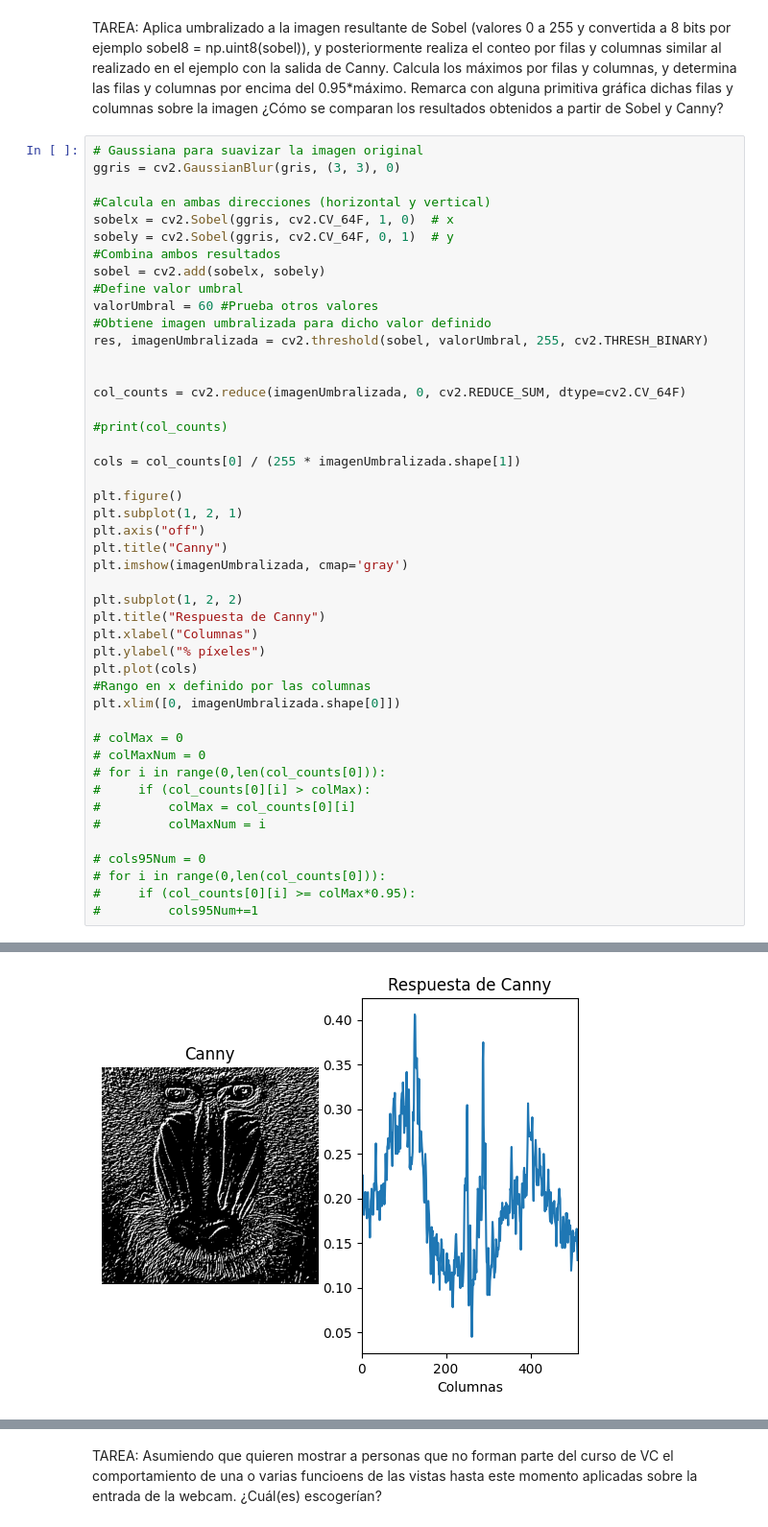
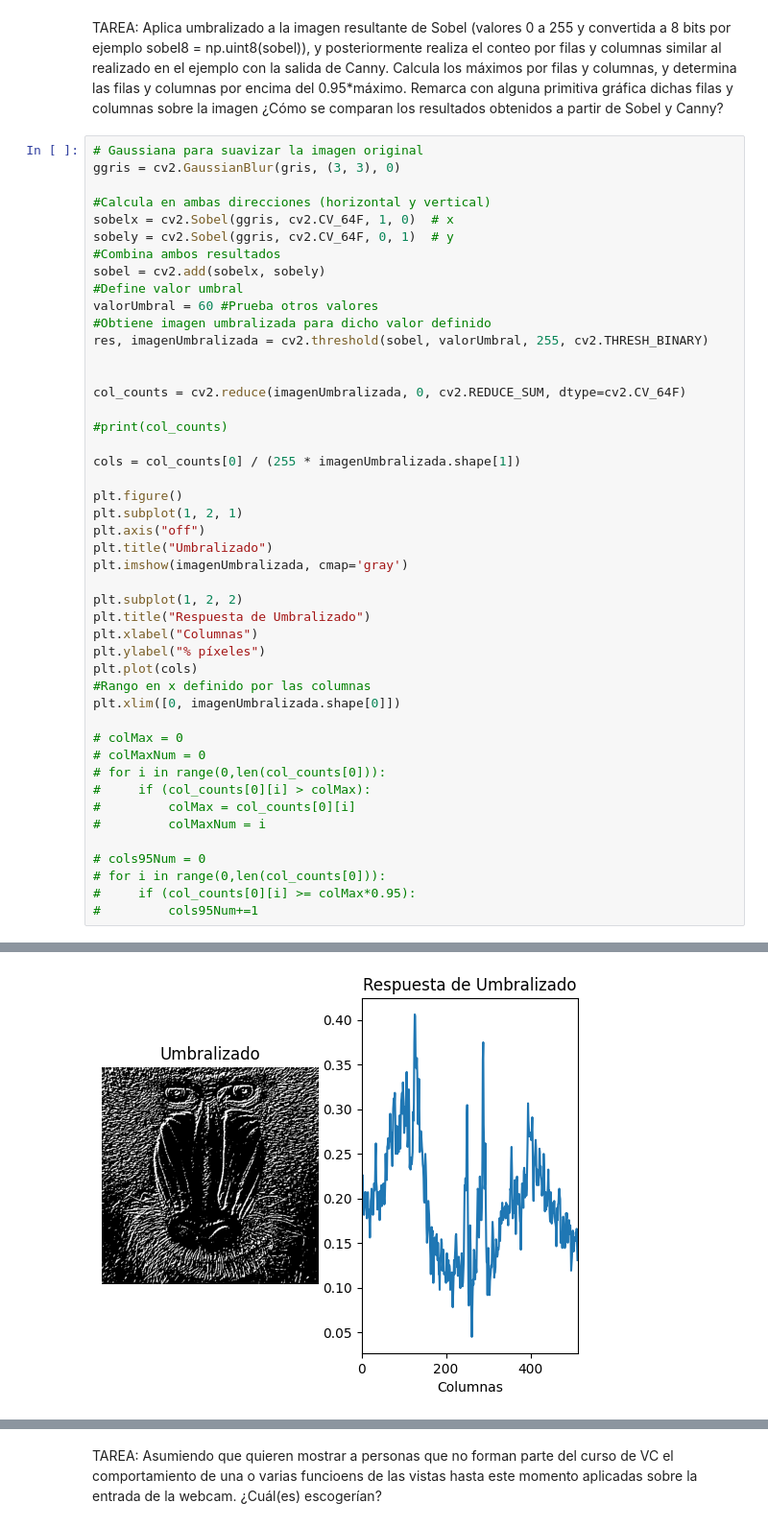
Before and after one commit to xskere/practicasVC, a Jupyter notebook: P2/VC_P2.ipynb, the cells around one changed output, grey strips where cells are left out. Shown at 96% size. Drawn from its saved outputs; the diff is of its cells as text.

```diff
--- a/P2/VC_P2.ipynb
+++ b/P2/VC_P2.ipynb
@@ -164,36 +165,36 @@ col_counts = cv2.reduce(imagenUmbralizada, 0, cv2.REDUCE_SUM, dtype=cv2.CV_64F)
 
 #print(col_counts)
 
 cols = col_counts[0] / (255 * imagenUmbralizada.shape[1])
 
 plt.figure()
 plt.subplot(1, 2, 1)
 plt.axis("off")
-plt.title("Canny")
+plt.title("Umbralizado")
 plt.imshow(imagenUmbralizada, cmap='gray')
 
 plt.subplot(1, 2, 2)
-plt.title("Respuesta de Canny")
+plt.title("Respuesta de Umbralizado")
 plt.xlabel("Columnas")
 plt.ylabel("% píxeles")
 plt.plot(cols)
 #Rango en x definido por las columnas
 plt.xlim([0, imagenUmbralizada.shape[0]])
 
 # colMax = 0
 # colMaxNum = 0
 # for i in range(0,len(col_counts[0])):
 #     if (col_counts[0][i] > colMax):
 #         colMax = col_counts[0][i]
 #         colMaxNum = i
 
 # cols95Num = 0
 # for i in range(0,len(col_counts[0])):
 #     if (col_counts[0][i] >= colMax*0.95):
 #         cols95Num+=1
 # %% [output]
 (0.0, 512.0)
-[figure, old version]
+[figure, new version]
 # %%
 row_counts = cv2.reduce(imagenUmbralizada, 1, cv2.REDUCE_SUM, dtype=cv2.CV_64F)
 
```
Also changed, not shown: parts of 8 cells of this notebook, 1 other file.
